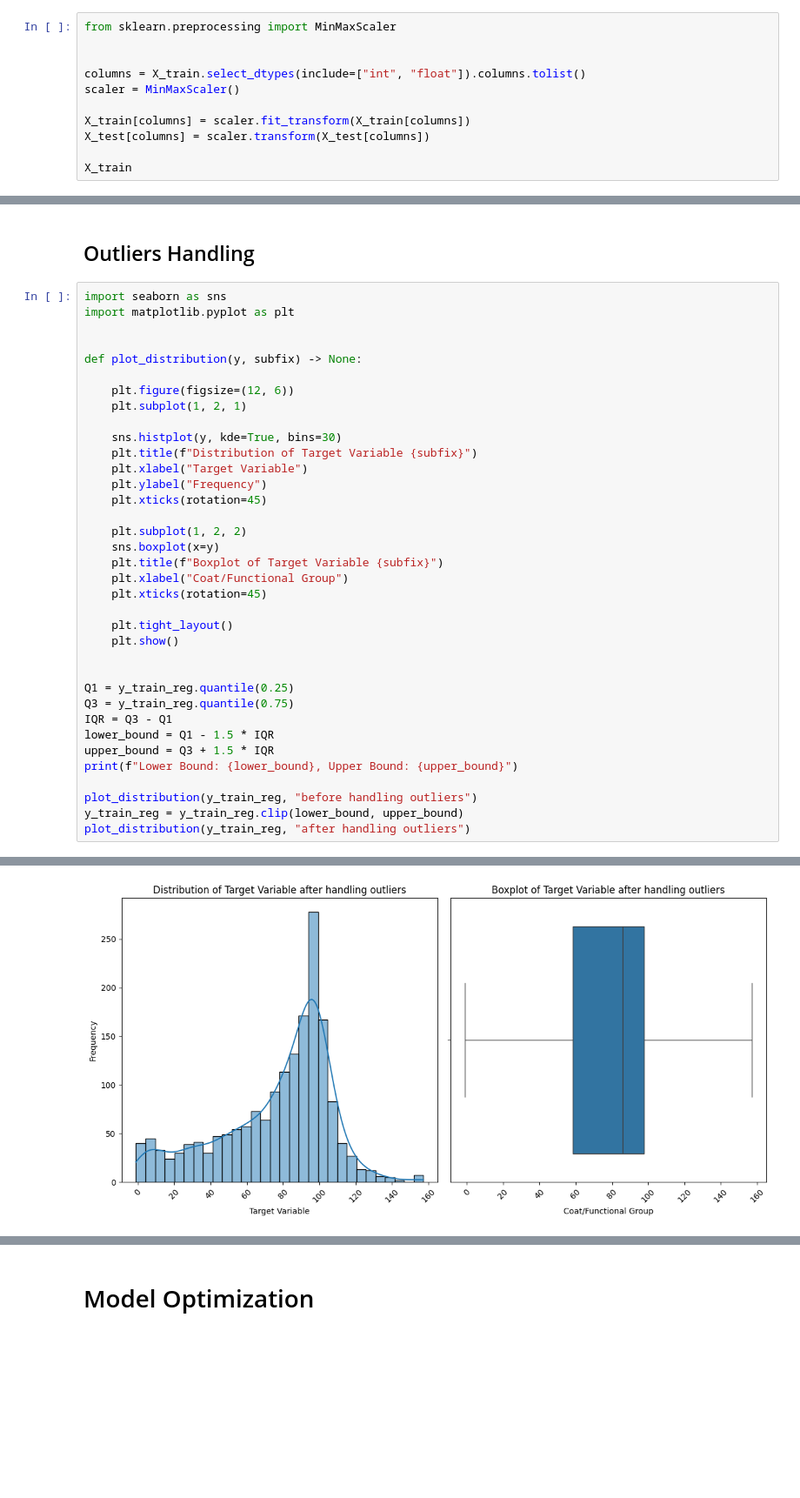
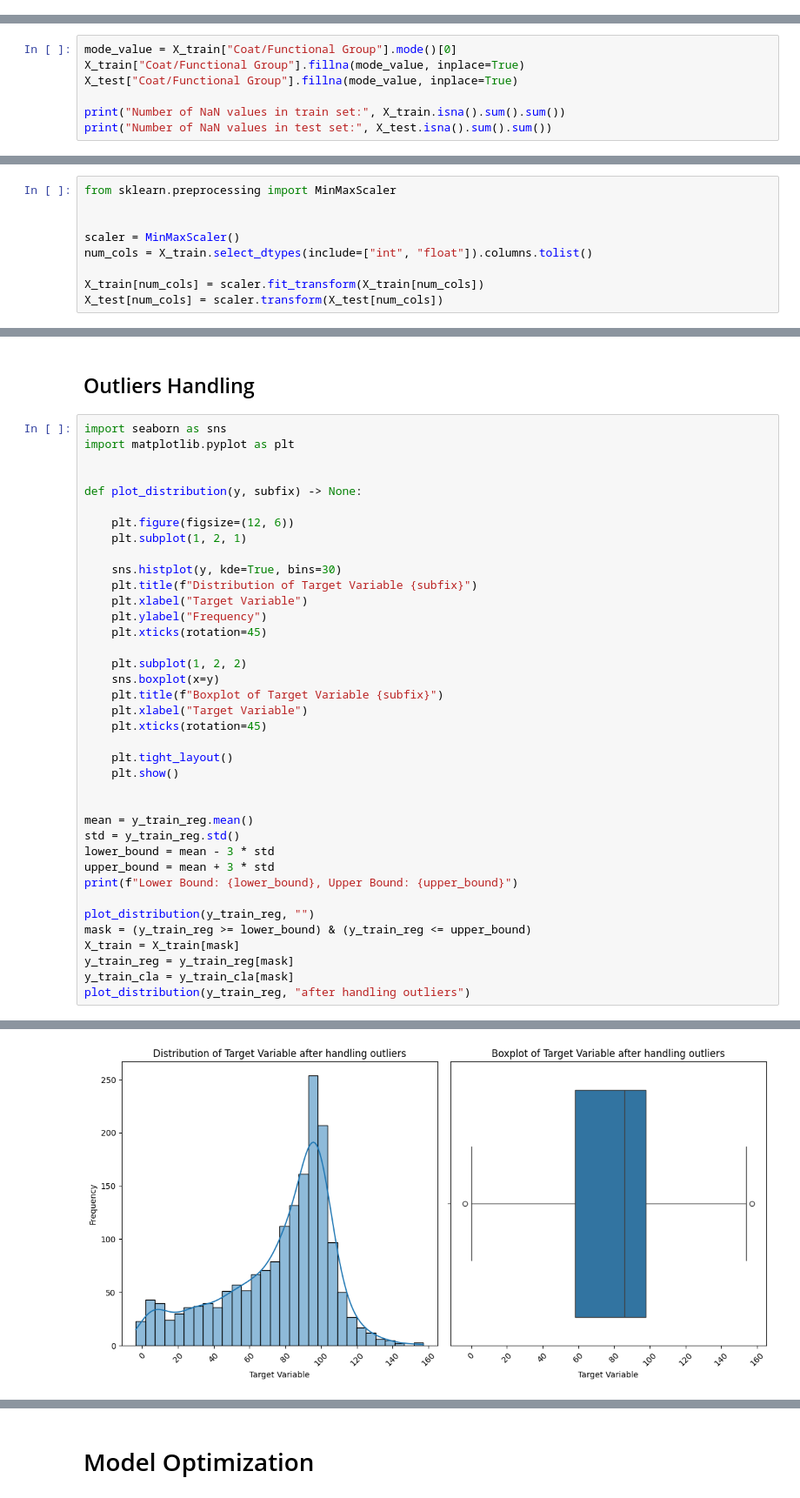
Before and after one commit to tanthinhdt/cbbl-2025, a Jupyter notebook: r_tabpfn-v2-optimized.ipynb, the cells around one changed output, grey strips where cells are left out. Shown: that part at 87% size. Cells and saved outputs as stored; diff of their text form; blank space fills up the shorter version.

```diff
--- a/r_tabpfn-v2-optimized.ipynb
+++ b/r_tabpfn-v2-optimized.ipynb
@@ -99,11 +96,0 @@ dtype: int64
-# %%
-from sklearn.preprocessing import MinMaxScaler
-
-
-columns = X_train.select_dtypes(include=["int", "float"]).columns.tolist()
-scaler = MinMaxScaler()
-
-X_train[columns] = scaler.fit_transform(X_train[columns])
-X_test[columns] = scaler.transform(X_test[columns])
-
-X_train
@@ -123,0 +99,7 @@ X_train
+# %%
+mode_value = X_train["Coat/Functional Group"].mode()[0]
+X_train["Coat/Functional Group"].fillna(mode_value, inplace=True)
+X_test["Coat/Functional Group"].fillna(mode_value, inplace=True)
+
+print("Number of NaN values in train set:", X_train.isna().sum().sum())
+print("Number of NaN values in test set:", X_test.isna().sum().sum())
@@ -124,3 +111,12 @@ X_train
+# %%
+from sklearn.preprocessing import MinMaxScaler
+
+
+scaler = MinMaxScaler()
+num_cols = X_train.select_dtypes(include=["int", "float"]).columns.tolist()
+
+X_train[num_cols] = scaler.fit_transform(X_train[num_cols])
+X_test[num_cols] = scaler.transform(X_test[num_cols])
 # %% [markdown]
 ## Feature Encoding
 # %%
@@ -170,21 +219,23 @@ def plot_distribution(y, subfix) -> None:
     plt.subplot(1, 2, 2)
     sns.boxplot(x=y)
     plt.title(f"Boxplot of Target Variable {subfix}")
-    plt.xlabel("Coat/Functional Group")
+    plt.xlabel("Target Variable")
     plt.xticks(rotation=45)
 
     plt.tight_layout()
     plt.show()
 
 
-Q1 = y_train_reg.quantile(0.25)
-Q3 = y_train_reg.quantile(0.75)
-IQR = Q3 - Q1
-lower_bound = Q1 - 1.5 * IQR
-upper_bound = Q3 + 1.5 * IQR
+mean = y_train_reg.mean()
+std = y_train_reg.std()
+lower_bound = mean - 3 * std
+upper_bound = mean + 3 * std
 print(f"Lower Bound: {lower_bound}, Upper Bound: {upper_bound}")
 
-plot_distribution(y_train_reg, "before handling outliers")
-y_train_reg = y_train_reg.clip(lower_bound, upper_bound)
+plot_distribution(y_train_reg, "")
+mask = (y_train_reg >= lower_bound) & (y_train_reg <= upper_bound)
+X_train = X_train[mask]
+y_train_reg = y_train_reg[mask]
+y_train_cla = y_train_cla[mask]
 plot_distribution(y_train_reg, "after handling outliers")
 # %% [output]
@@ -193 +244 @@ Lower Bound: -1.0907499999999999, Upper Bound: 157.25525
-[figure, old version]
+[figure, new version]
```
Also changed, not shown: parts of 15 cells of this notebook, 2 other files.
